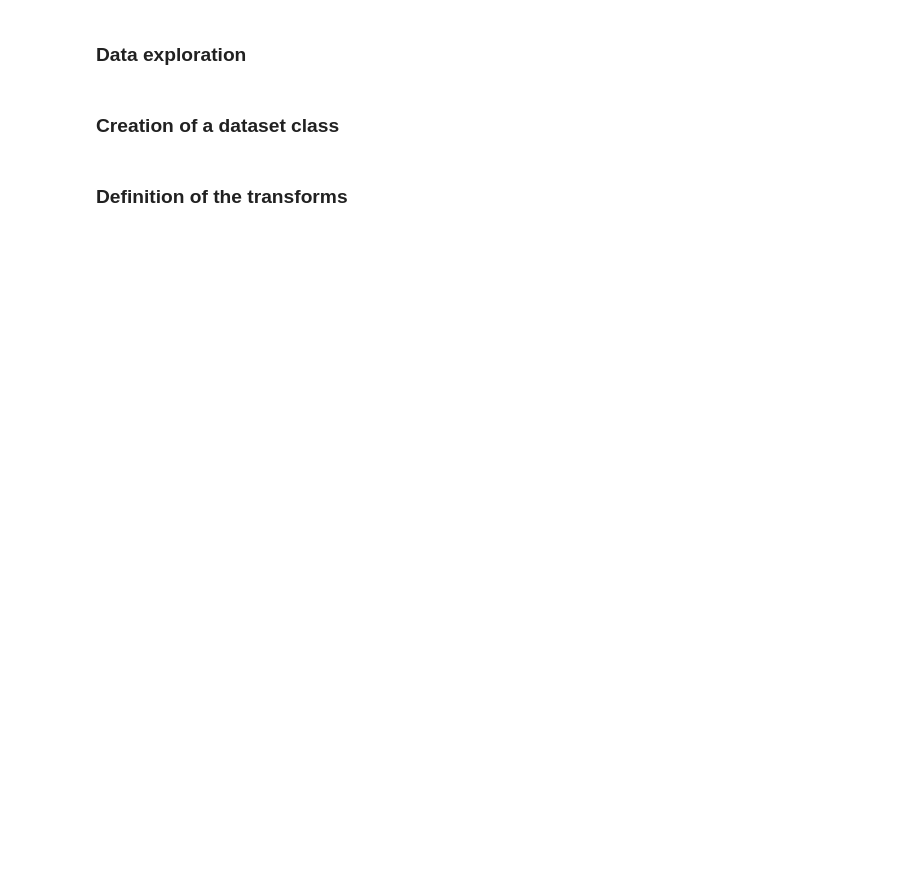
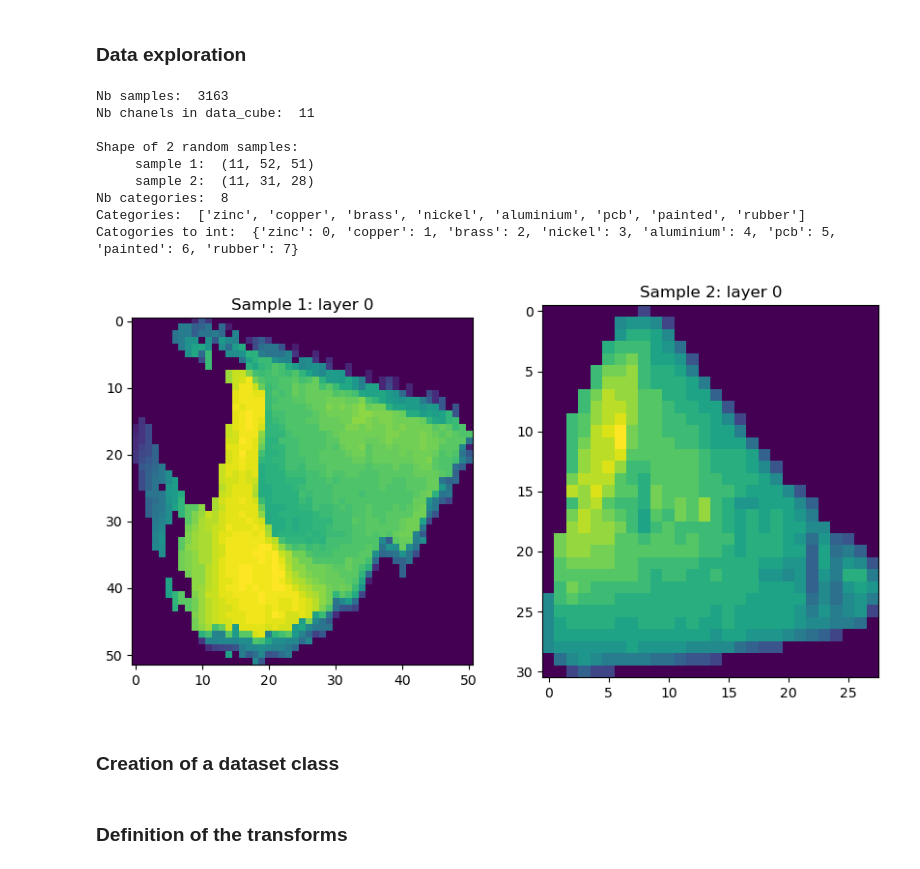
Before and after one commit to lambi702/DL-Pick_it, a Jupyter notebook: pick-it.ipynb, the cells around one changed output. Saved outputs shown, nothing was run; the diff lists cells and outputs as text; code cells hidden in the pictures; blank space fills up the shorter version.

```diff
--- a/pick-it.ipynb
+++ b/pick-it.ipynb
@@ -9,36 +9,54 @@ import matplotlib.pyplot as plt
 # %% [markdown]
 ### Data exploration
 # %%
-df = pd.read_pickle("data\original\dataset_3d_vnir_xrt.pkl")
+pickle_path = "data\original\dataset_3d_vnir_xrt.pkl"
+
+
+
+df = pd.read_pickle(pickle_path)
 
 print("Nb samples: ",len(df))
 print("Nb chanels in data_cube: ",len(df["data_cube"][0]))
 print("")
 print("Shape of 2 random samples: ")
 s1, s2 = random.choice(range(len(df))), random.choice(range(len(df)))
 print("     sample 1: ",df["data_cube"][s1].shape)
 print("     sample 2: ",df["data_cube"][s2].shape)
 print("Nb categories: ",len(df["class"].unique()))
+classes = df["class"].unique().tolist()
+print("Categories: ",classes)
+print("Catogories to int: ",{classes[i]:i for i in range(len(classes))})
 
 plt.subplots(1,2,figsize=(10,5))
 plt.subplot(1,2,1)
 plt.imshow(df["data_cube"][s1][0])
 plt.title("Sample 1: layer 0")
 plt.subplot(1,2,2)
 plt.imshow(df["data_cube"][s2][0])
 plt.title("Sample 2: layer 0")
 
 pi_data_dict = {0: "3D",
                 1: "VNIR 1",
                 2: "VNIR 2",
                 3: "VNIR 3",
                 4: "VNIR 4",
                 5: "VNIR 5",
                 6: "VNIR 6",
                 7: "VNIR 7",
                 8: "VNIR 8",
                 9: "XRT 1",
                 10: "XRT 2"}
+# %% [output]
+Nb samples:  3163
+Nb chanels in data_cube:  11
+
+Shape of 2 random samples:
+     sample 1:  (11, 52, 51)
+     sample 2:  (11, 31, 28)
+Nb categories:  8
+Categories:  ['zinc', 'copper', 'brass', 'nickel', 'aluminium', 'pcb', 'painted', 'rubber']
+Catogories to int:  {'zinc': 0, 'copper': 1, 'brass': 2, 'nickel': 3, 'aluminium': 4, 'pcb': 5, 'painted': 6, 'rubber': 7}
+[figure, added]
 # %% [markdown]
 ### Creation of a dataset class
 # %%
```
Also changed, not shown: parts of 13 cells of this notebook.
